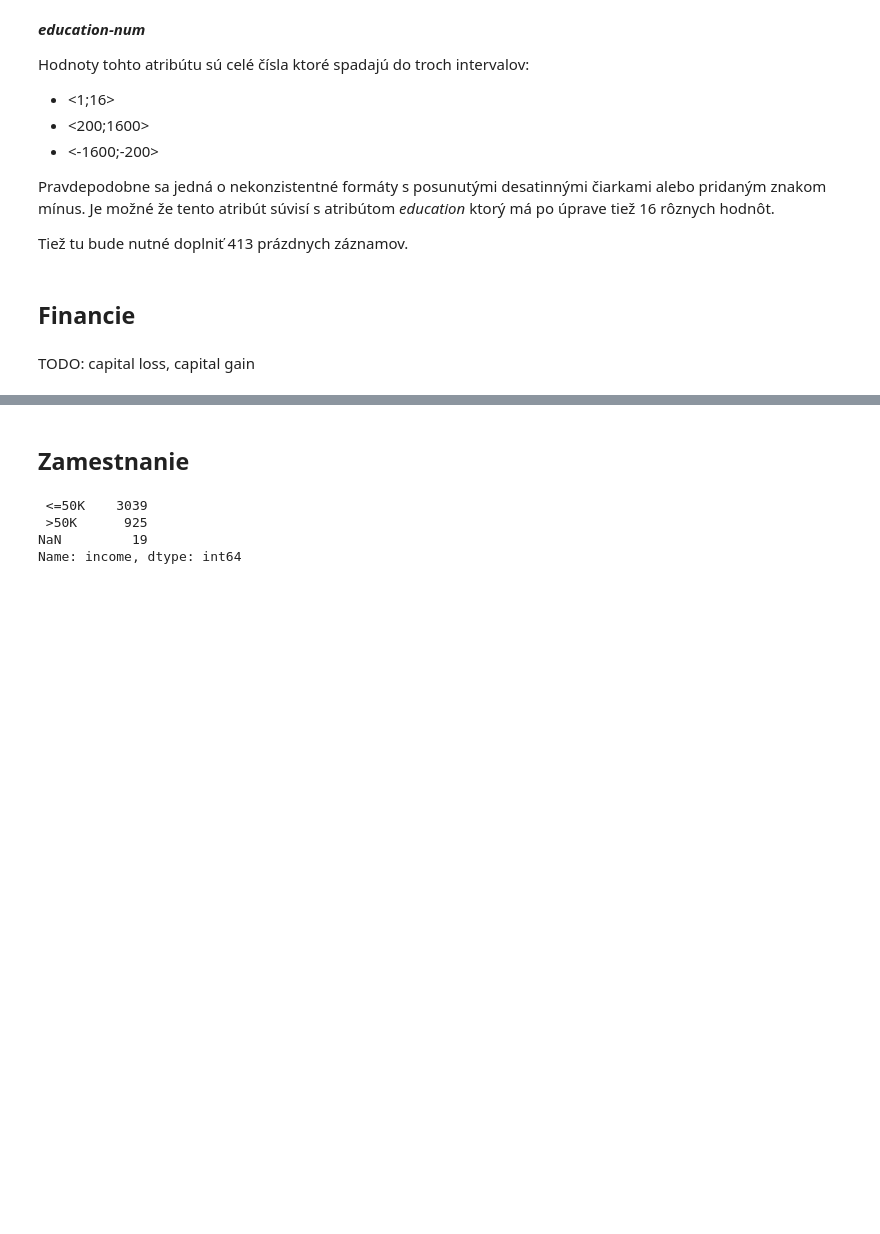
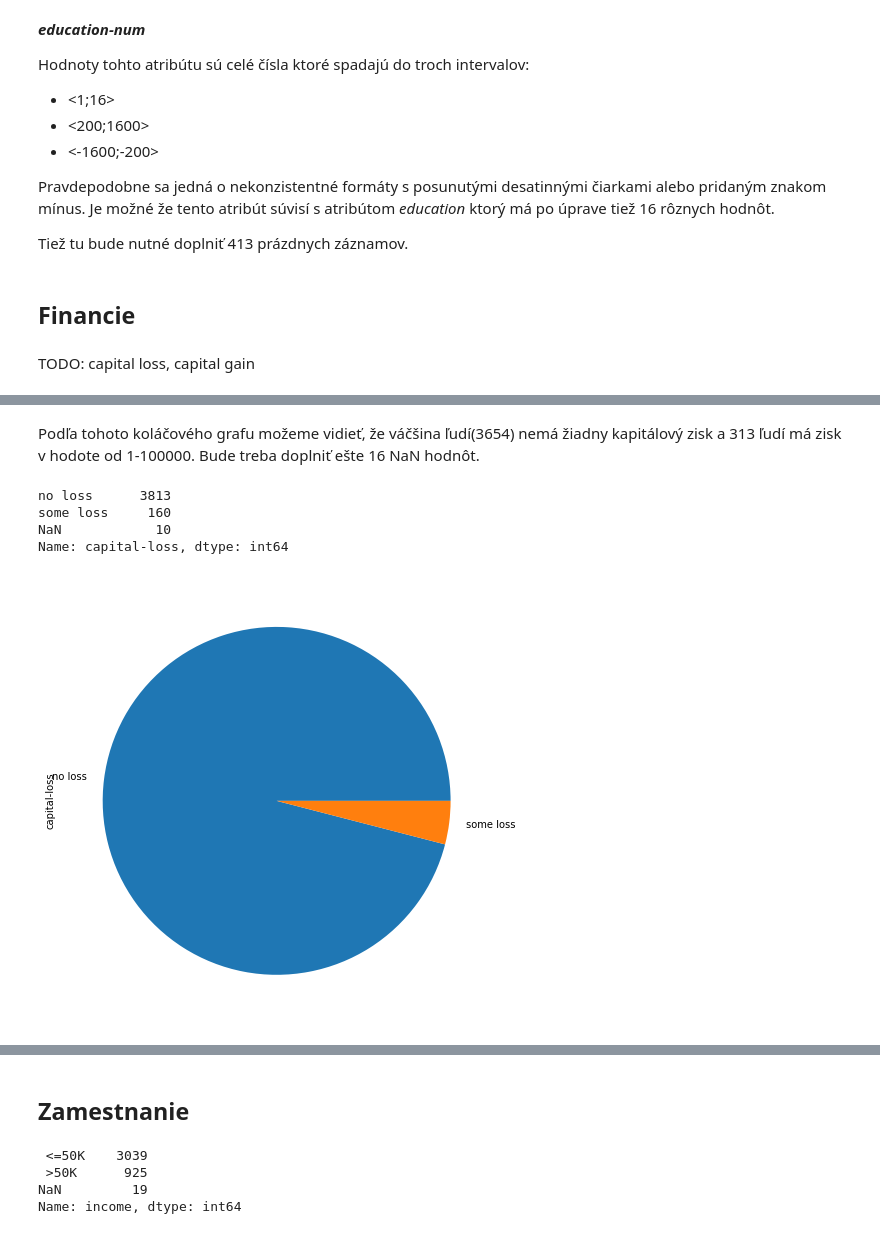
Before and after one commit to Gugliar/IAU-projekt, a Jupyter notebook: IAU_Tibensky_Jedinak.ipynb, the cells around one changed output, grey strips where cells are left out. Saved outputs shown, nothing was run; the diff lists cells and outputs as text; code cells hidden in the pictures; blank space fills up the shorter version.

```diff
--- a/IAU_Tibensky_Jedinak.ipynb
+++ b/IAU_Tibensky_Jedinak.ipynb
@@ -415,0 +466,16 @@ TODO: capital loss, capital gain
+# %% [markdown]
+Podľa tohoto koláčového grafu možeme vidieť, že váčšina ľudí(3654) nemá žiadny kapitálový zisk a 313 ľudí má zisk v hodote od 1-100000. Bude treba doplniť ešte 16 NaN hodnôt.
+# %%
+data["capital-loss"].value_counts(dropna=False).rename("count").rename_axis("capital-loss").reset_index().sort_values("capital-loss", ascending=False)
+bins = [-1,100,100000]
+labels = ["no loss","some loss"]
+group = pd.cut(data["capital-loss"],bins=bins,labels=labels,right=False)
+
+group.value_counts().plot(kind="pie",figsize=(10,8))
+group.value_counts(dropna=False)
+# %% [output]
+no loss      3813
+some loss     160
+NaN            10
+Name: capital-loss, dtype: int64
+[figure, added]
```
Also changed, not shown: parts of 27 cells of this notebook.
